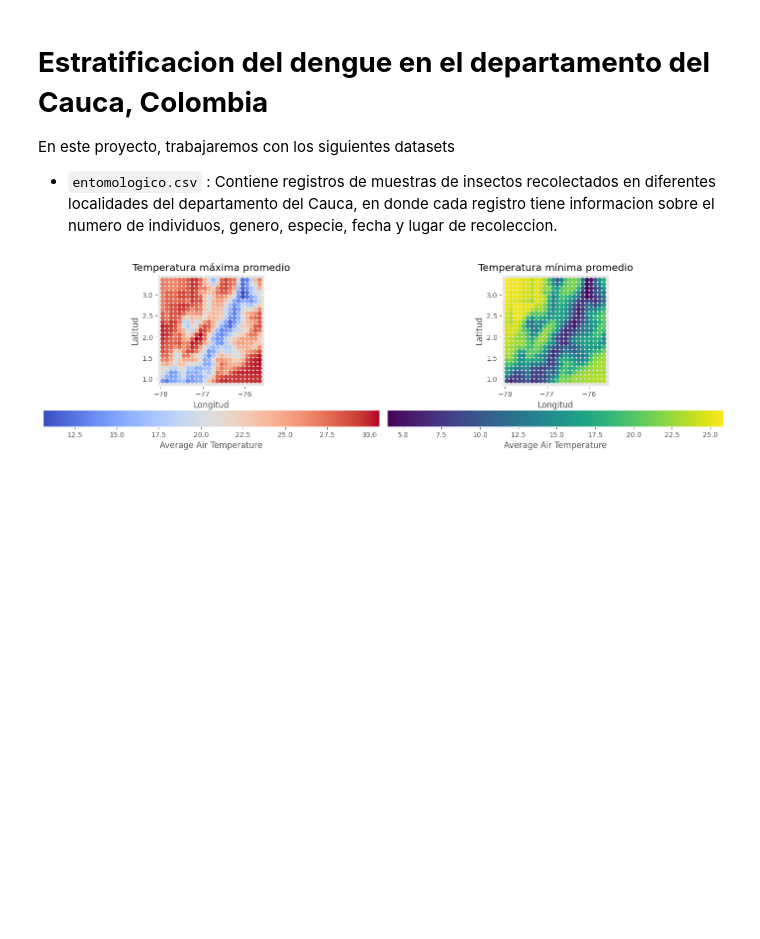
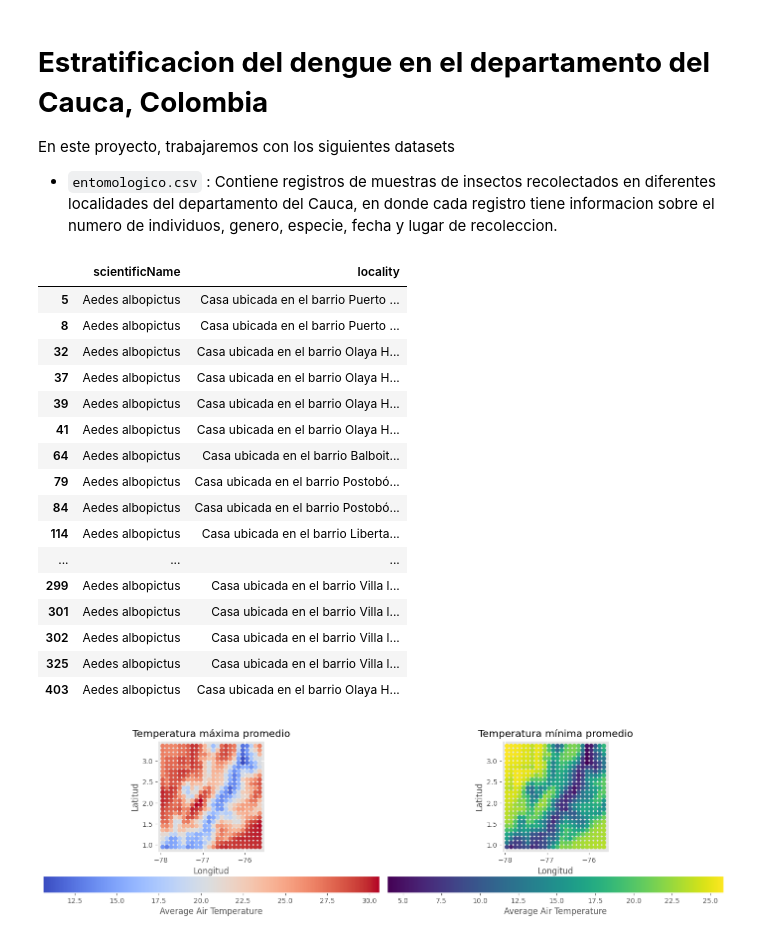
Before and after one commit to Zaprovic/bootcamp-data-analysis, a Jupyter notebook: src/dengue.ipynb, the cells around one changed output. Saved outputs shown, nothing was run; the diff lists cells and outputs as text; code cells hidden in the pictures; blank space fills up the shorter version.

```diff
--- a/src/dengue.ipynb
+++ b/src/dengue.ipynb
@@ -18,3 +16,30 @@ df = pd.read_csv('../data/entomologico.csv')
+# %%
+
+df_entomologico = pd.read_csv('../data/entomologico.csv')
+
+df1 = df[['scientificName', 'locality']]
+
+dff = df1[df1['scientificName'] == 'Aedes albopictus']
+
+dff
+# %% [output]
+|  | scientificName | locality |
+| 5 | Aedes albopictus | Casa ubicada en el barrio Puerto ... |
+| 8 | Aedes albopictus | Casa ubicada en el barrio Puerto ... |
+| 32 | Aedes albopictus | Casa ubicada en el barrio Olaya H... |
+| 37 | Aedes albopictus | Casa ubicada en el barrio Olaya H... |
+| 39 | Aedes albopictus | Casa ubicada en el barrio Olaya H... |
+| 41 | Aedes albopictus | Casa ubicada en el barrio Olaya H... |
+| 64 | Aedes albopictus | Casa ubicada en el barrio Balboit... |
+| 79 | Aedes albopictus | Casa ubicada en el barrio Postobó... |
+| 84 | Aedes albopictus | Casa ubicada en el barrio Postobó... |
+| 114 | Aedes albopictus | Casa ubicada en el barrio Liberta... |
+| ... | ... | ... |
+| 299 | Aedes albopictus | Casa ubicada en el barrio Villa l... |
+| 301 | Aedes albopictus | Casa ubicada en el barrio Villa l... |
+| 302 | Aedes albopictus | Casa ubicada en el barrio Villa l... |
+| 325 | Aedes albopictus | Casa ubicada en el barrio Villa l... |
+| 403 | Aedes albopictus | Casa ubicada en el barrio Olaya H... |
 # %%
 df_entomologico = pd.read_csv('../data/entomologico.csv')
 df_cases = pd.read_csv('../data/cases.csv')
```
Also changed, not shown: parts of 9 cells of this notebook.
